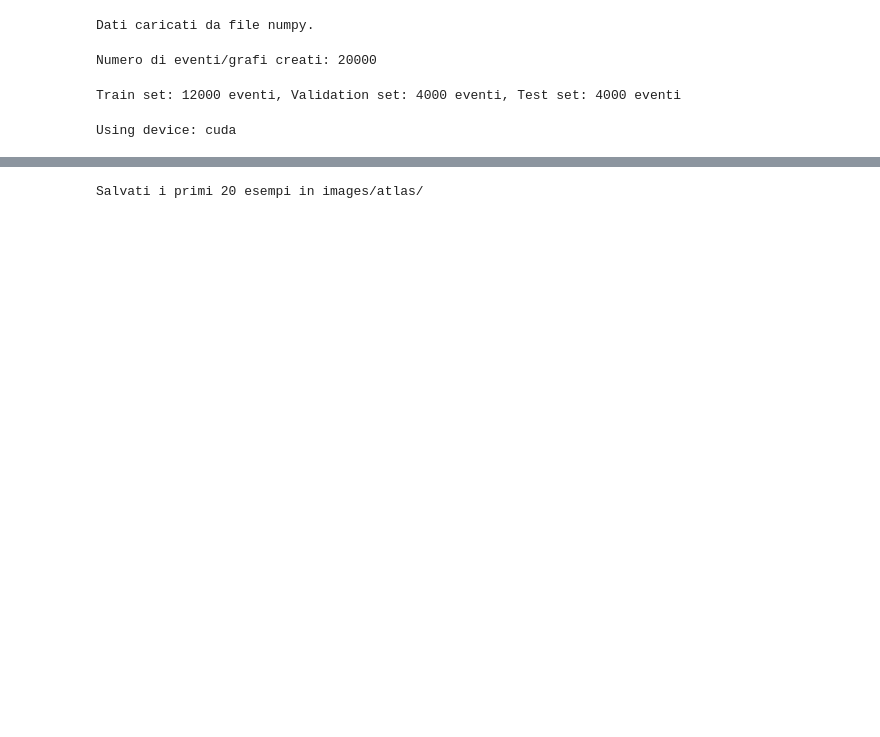
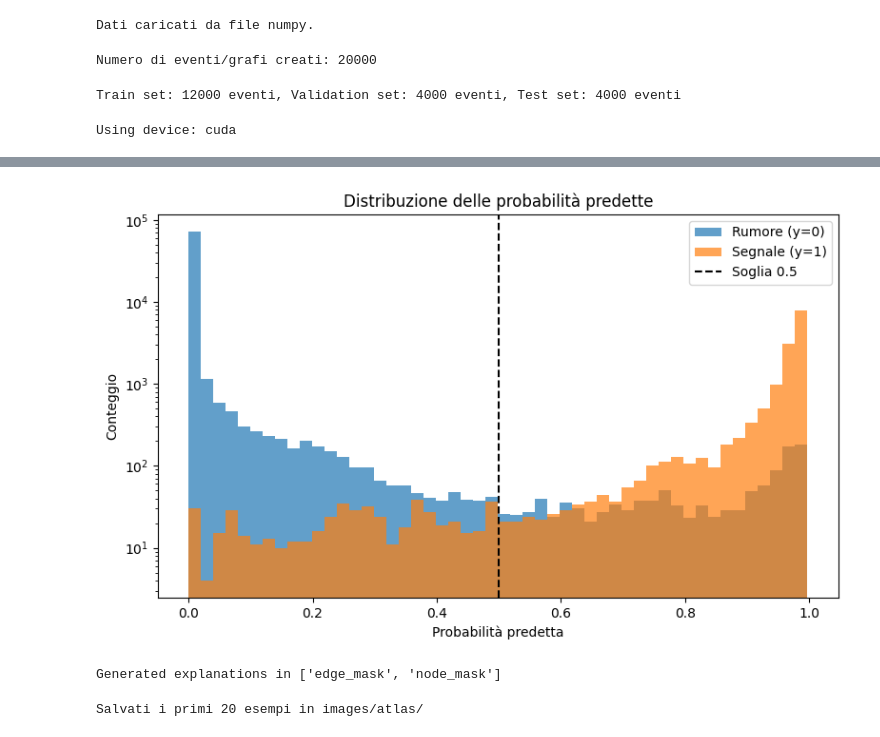
Before and after one commit to simoneyang0/AML-Mimega, a Jupyter notebook: atlas.ipynb, the cells around one changed output, grey strips where cells are left out. Saved outputs shown, nothing was run; the diff lists cells and outputs as text; code cells hidden in the pictures; blank space fills up the shorter version.

```diff
--- a/atlas.ipynb
+++ b/atlas.ipynb
@@ -261,2 +338,71 @@ Test metrics - Acc: 0.982 Prec: 0.932 Rec: 0.960 F1: 0.946
+# %%
+# =============================================================================
+# Istogramma delle probabilità
+# =============================================================================
+
+all_probs = []
+all_labels = []
+with torch.no_grad():
+    for data in test_loader:
+        data = data.to(device)
+        out = torch.sigmoid(model(data))
+        all_probs.append(out.cpu().numpy())
+        all_labels.append(data.y.cpu().numpy())
+all_probs = np.concatenate(all_probs)
+all_labels = np.concatenate(all_labels)
+
+plt.figure(figsize=(8,5))
+bins = 50
+plt.hist(all_probs[all_labels == 0], bins=bins, alpha=0.7, label='Rumore (y=0)')
+plt.hist(all_probs[all_labels == 1], bins=bins, alpha=0.7, label='Segnale (y=1)')
+plt.axvline(0.5, color='k', linestyle='--', label='Soglia 0.5')
+plt.xlabel('Probabilità predetta')
+plt.ylabel('Conteggio')
+plt.title('Distribuzione delle probabilità predette')
+plt.yscale('log')
+plt.legend()
+plt.tight_layout()
+plt.show()
+# %% [output]
+[figure, added]
+# %%
+# =============================================================================
+# Explainer
+# =============================================================================
+
+class WrappedModel(nn.Module):
+    def __init__(self, model):
+        super().__init__()
+        self.model = model
+    def forward(self, x, edge_index):
+        from torch_geometric.data import Data
+        data = Data(x=x, edge_index=edge_index)
+        return self.model(data)
+
+wrapped_model = WrappedModel(model).to(device)
+example_data = test_graphs[0].to(device)
+explainer = Explainer(
+    model=wrapped_model,
+    algorithm=GNNExplainer(epochs=200),
+    explanation_type='model',
+    node_mask_type='attributes',
+    edge_mask_type='object',
+    model_config=dict(
+        mode='binary_classification',
+        task_level='node',
+        return_type='probs',
+    ),
+)
+node_index = 0
+explanation = explainer(example_data.x, example_data.edge_index, index=node_index)
+print(f'Generated explanations in {explanation.available_explanations}')
+
+explanation.visualize_feature_importance('feature_importance_ATLAS.png', top_k=4)
+explanation.visualize_graph('subgraph_ATLAS.pdf')
+
+# Riporta il grafo su CPU
+test_graphs[0] = test_graphs[0].cpu()
+# %% [output]
+Generated explanations in ['edge_mask', 'node_mask']
 # %%
 
```
Also changed, not shown: parts of 14 cells of this notebook, 1 other file.
